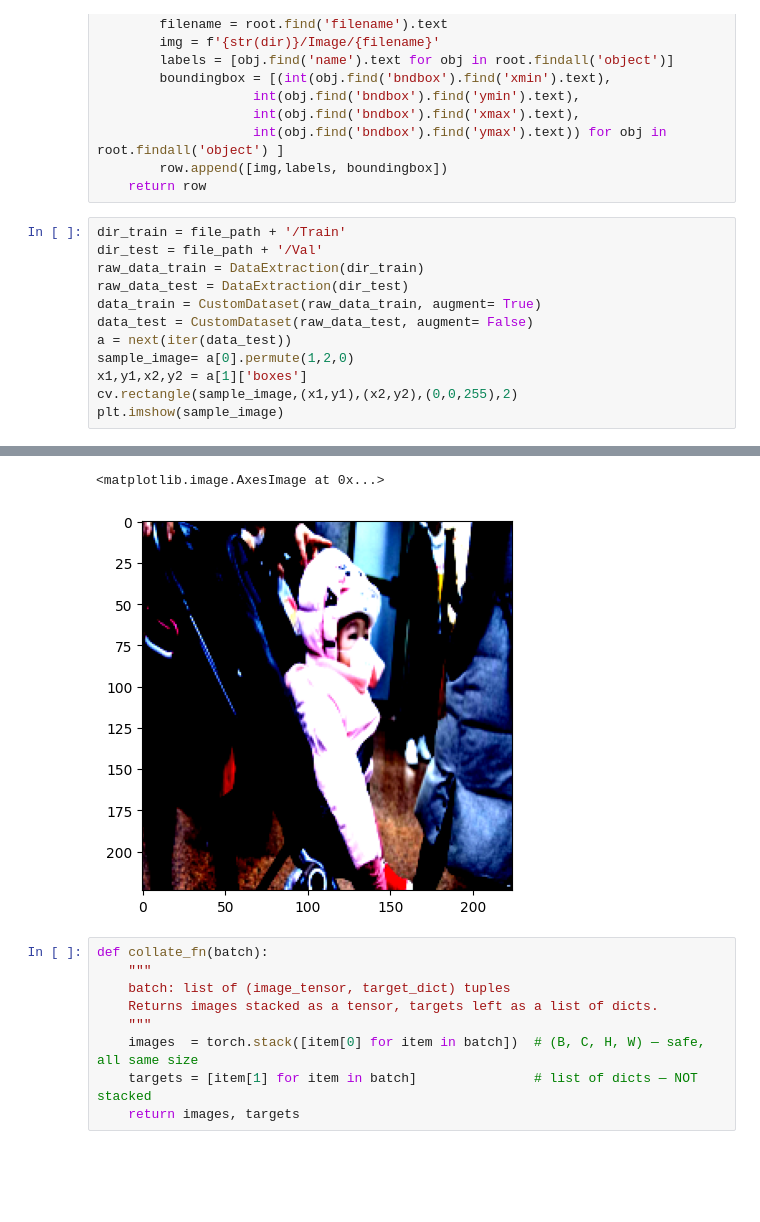
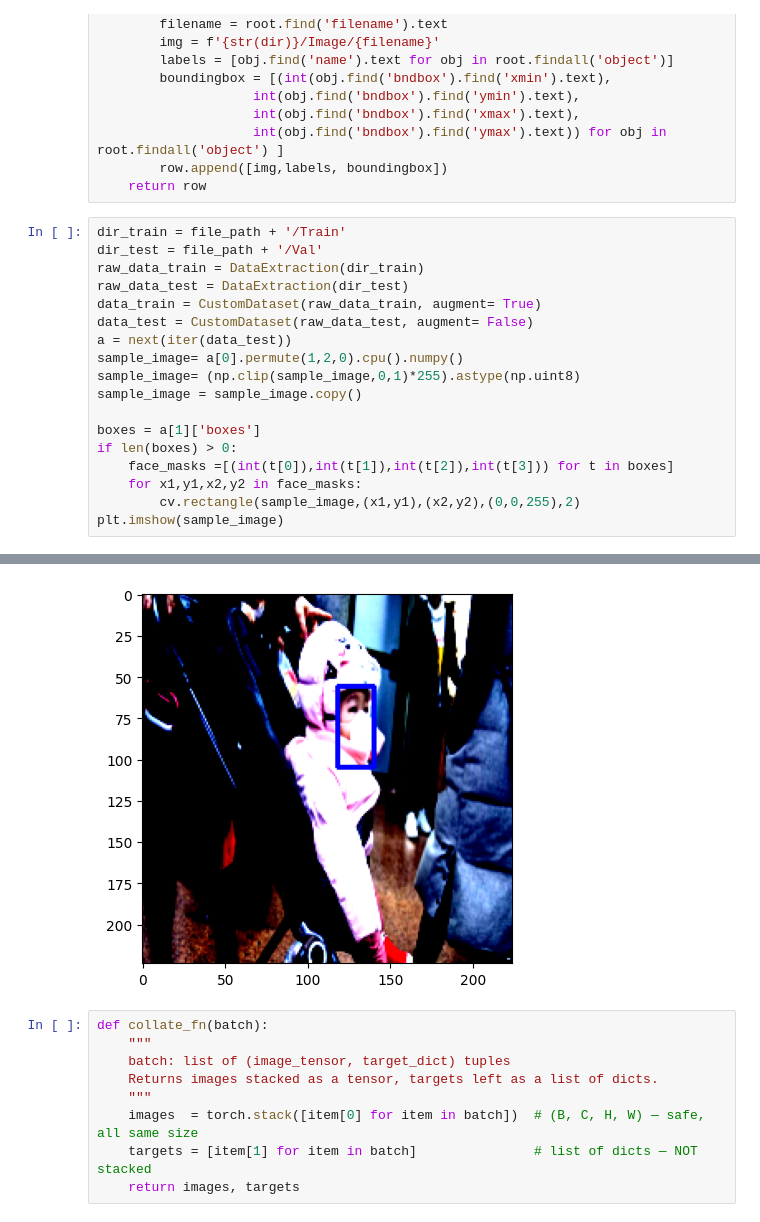
Before and after one commit to MartinsOluwatobi/CV-Learning-Journal-, a Jupyter notebook: Faster RCNN/Preprocessing.ipynb, the cells around one changed output, grey strips where cells are left out. Cells and saved outputs as stored; diff of their text form; blank space fills up the shorter version.

```diff
--- a/Faster RCNN/Preprocessing.ipynb
+++ b/Faster RCNN/Preprocessing.ipynb
@@ -119,8 +124,14 @@ raw_data_test = DataExtraction(dir_test)
 data_train = CustomDataset(raw_data_train, augment= True)
 data_test = CustomDataset(raw_data_test, augment= False)
 a = next(iter(data_test))
-sample_image= a[0].permute(1,2,0)
-x1,y1,x2,y2 = a[1]['boxes']
-cv.rectangle(sample_image,(x1,y1),(x2,y2),(0,0,255),2)
+sample_image= a[0].permute(1,2,0).cpu().numpy()
+sample_image= (np.clip(sample_image,0,1)*255).astype(np.uint8)
+sample_image = sample_image.copy()
+
+boxes = a[1]['boxes']
+if len(boxes) > 0:
+    face_masks =[(int(t[0]),int(t[1]),int(t[2]),int(t[3])) for t in boxes]
+    for x1,y1,x2,y2 in face_masks:
+        cv.rectangle(sample_image,(x1,y1),(x2,y2),(0,0,255),2)
 plt.imshow(sample_image)
 # %% [output]
@@ -128,5 +139,4 @@ WARNING:matplotlib.image:Clipping input data to the valid range for imshow with
-<matplotlib.image.AxesImage at 0x...>
-[figure, old version]
+[figure, new version]
 # %%
 def collate_fn(batch):
     """
```
Also changed, not shown: parts of 4 cells of this notebook, 2 other files.
